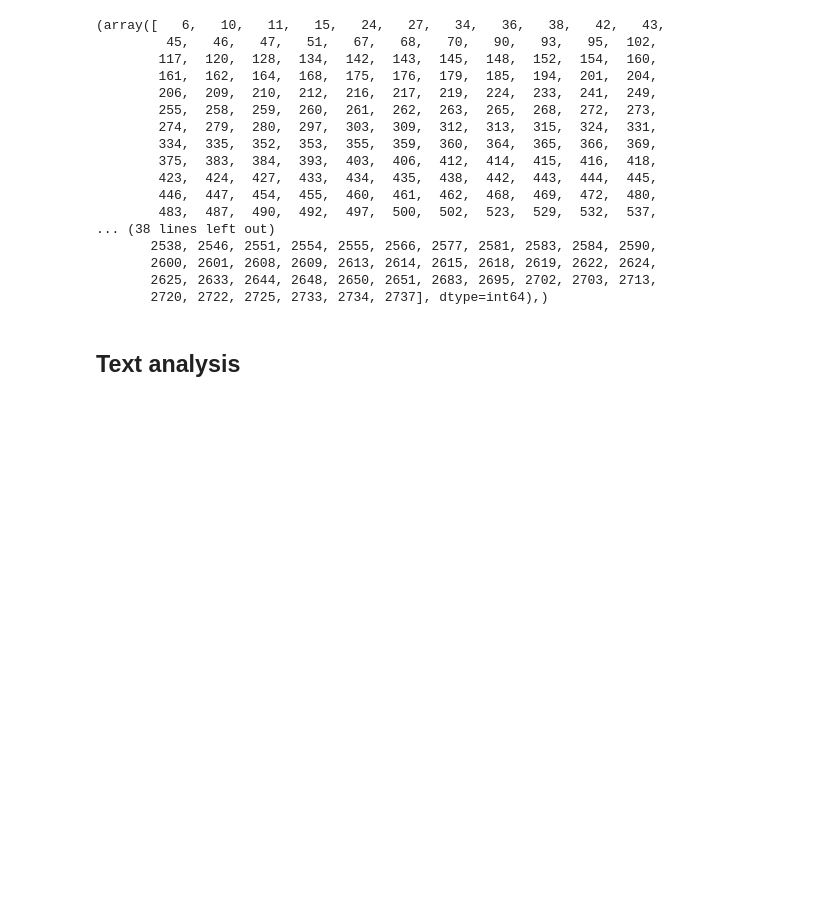
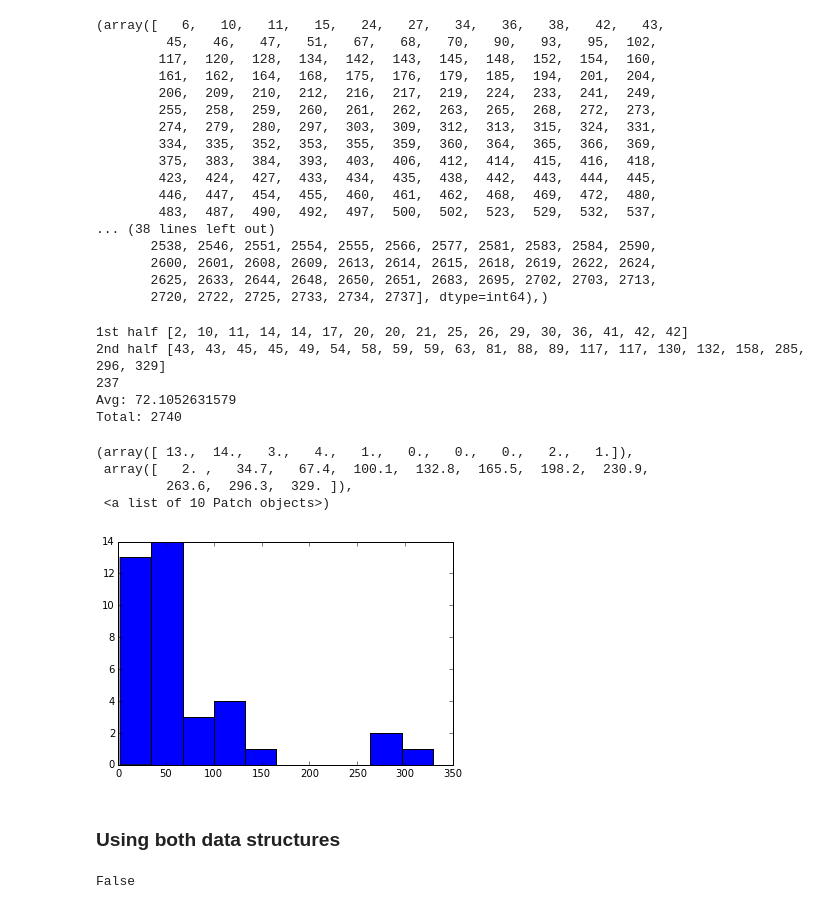
Before and after one commit to mzw4/jyupitertime, a Jupyter notebook: comp1/CS 5786 Comp 1 - JAC.ipynb, the cells around one changed output. Saved outputs shown, nothing was run; the diff lists cells and outputs as text; code cells hidden in the pictures; blank space fills up the shorter version.

```diff
--- a/comp1/CS 5786 Comp 1 - JAC.ipynb
+++ b/comp1/CS 5786 Comp 1 - JAC.ipynb
@@ -94,0 +86,3 @@ Done reading data.
+# %%
+sparse_data, inverted_index = load_sparse_data('speech_vectors.csv', NUM_SPEECHES)
+print sparse_data.shape
@@ -212,7 +267,11 @@ plt.hist(two_docs_counter_values)
  <a list of 10 Patch objects>)
 [figure]
 # %%
+counter = 0
 for k in two_docs_counter:
-    if two_docs_counter[k] > 5:
+    if two_docs_counter[k] > 1:
+        counter += 1
         print k, two_docs_counter[k]
+
+print counter
 # %% [output]
@@ -1265,5 +1324,30 @@ print np.where(speech_graph[2])
        2600, 2601, 2608, 2609, 2613, 2614, 2615, 2618, 2619, 2622, 2624,
        2625, 2633, 2644, 2648, 2650, 2651, 2683, 2695, 2702, 2703, 2713,
        2720, 2722, 2725, 2733, 2734, 2737], dtype=int64),)
-# %% [markdown]
-## Text analysis
+# %%
+debate_counts = collections.defaultdict(int)
+for filename in os.listdir(os.path.join('convote_v1.1', 'training_set')):
+    debate_num = filename.split('_')[0]
+    debate_counts[debate_num] += 1
+
+ACTUAL_DEBATE_COUNTS = debate_counts.values()
+
+ACTUAL_DEBATE_COUNTS.sort()
+
+print '1st half', ACTUAL_DEBATE_COUNTS[0:17]
+print '2nd half', ACTUAL_DEBATE_COUNTS[17:]
+print sum(i for i in ACTUAL_DEBATE_COUNTS if 31 > i > 9)
+print 'Avg:', np.average(ACTUAL_DEBATE_COUNTS)
+print 'Total:', sum(ACTUAL_DEBATE_COUNTS)
+plt.hist(ACTUAL_DEBATE_COUNTS)
+# %% [output]
+1st half [2, 10, 11, 14, 14, 17, 20, 20, 21, 25, 26, 29, 30, 36, 41, 42, 42]
+2nd half [43, 43, 45, 45, 49, 54, 58, 59, 59, 63, 81, 88, 89, 117, 117, 130, 132, 158, 285, 296, 329]
+237
+Avg: 72.1052631579
+Total: 2740
+(array([ 13.,  14.,   3.,   4.,   1.,   0.,   0.,   0.,   2.,   1.]),
+ array([   2. ,   34.7,   67.4,  100.1,  132.8,  165.5,  198.2,  230.9,
+         263.6,  296.3,  329. ]),
+ <a list of 10 Patch objects>)
+[figure, added]
@@ -1269,0 +1431,6 @@ print np.where(speech_graph[2])
+# %% [markdown]
+### Using both data structures
+# %%
+print 2276 in sparse_where(sparse_data, 1673)
+# %% [output]
+False
```
Also changed, not shown: parts of 35 cells of this notebook.
